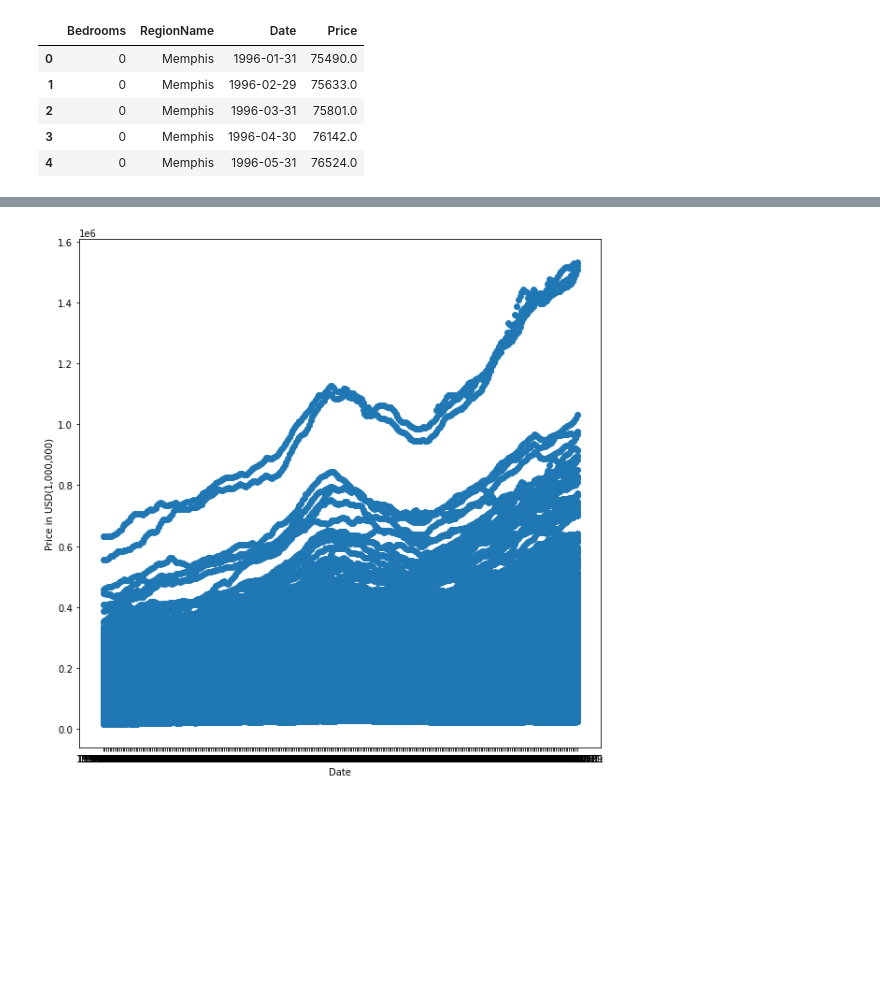
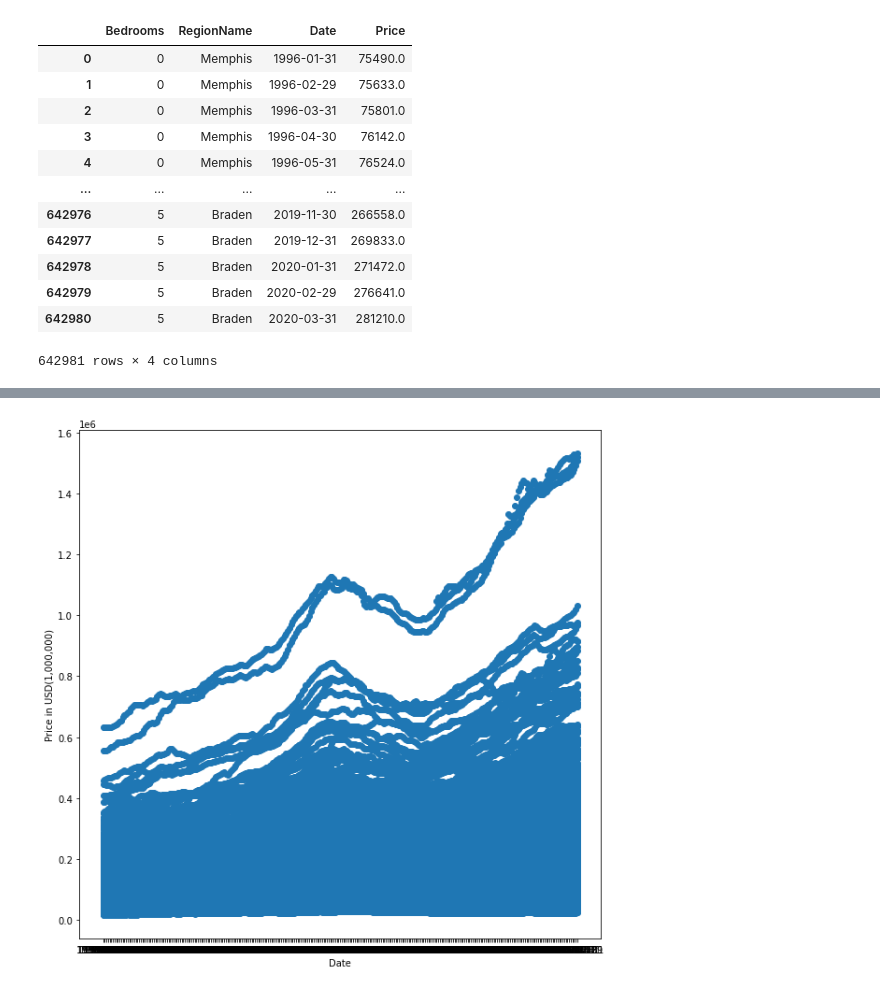
Before and after one commit to trallen09/team_centennial_park, a Jupyter notebook: linear_regression_zillow.ipynb, the cells around one changed output, grey strips where cells are left out. Saved outputs shown, nothing was run; the diff lists cells and outputs as text; code cells hidden in the pictures; blank space fills up the shorter version.

```diff
--- a/linear_regression_zillow.ipynb
+++ b/linear_regression_zillow.ipynb
@@ -6,10 +7,17 @@ from sklearn.linear_model import LinearRegression
 # %%
 df = pd.read_csv(Path('Resources/combined_zillow.csv'))
-df.head()
+df
 # %% [output]
 |  | Bedrooms | RegionName | Date | Price |
 | 0 | 0 | Memphis | 1996-01-31 | 75490.0 |
 | 1 | 0 | Memphis | 1996-02-29 | 75633.0 |
 | 2 | 0 | Memphis | 1996-03-31 | 75801.0 |
 | 3 | 0 | Memphis | 1996-04-30 | 76142.0 |
 | 4 | 0 | Memphis | 1996-05-31 | 76524.0 |
+| ... | ... | ... | ... | ... |
+| 642976 | 5 | Braden | 2019-11-30 | 266558.0 |
+| 642977 | 5 | Braden | 2019-12-31 | 269833.0 |
+| 642978 | 5 | Braden | 2020-01-31 | 271472.0 |
+| 642979 | 5 | Braden | 2020-02-29 | 276641.0 |
+| 642980 | 5 | Braden | 2020-03-31 | 281210.0 |
+642981 rows × 4 columns
```
Also changed, not shown: parts of 24 cells of this notebook.
